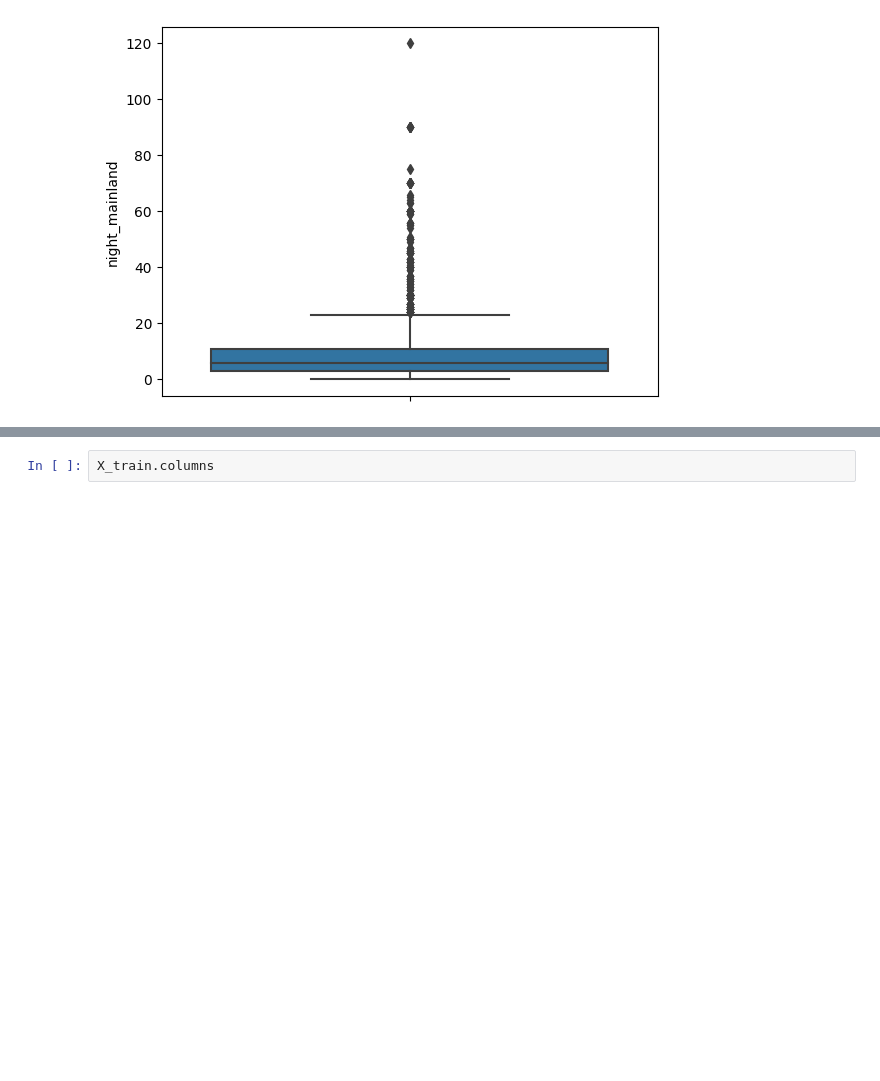
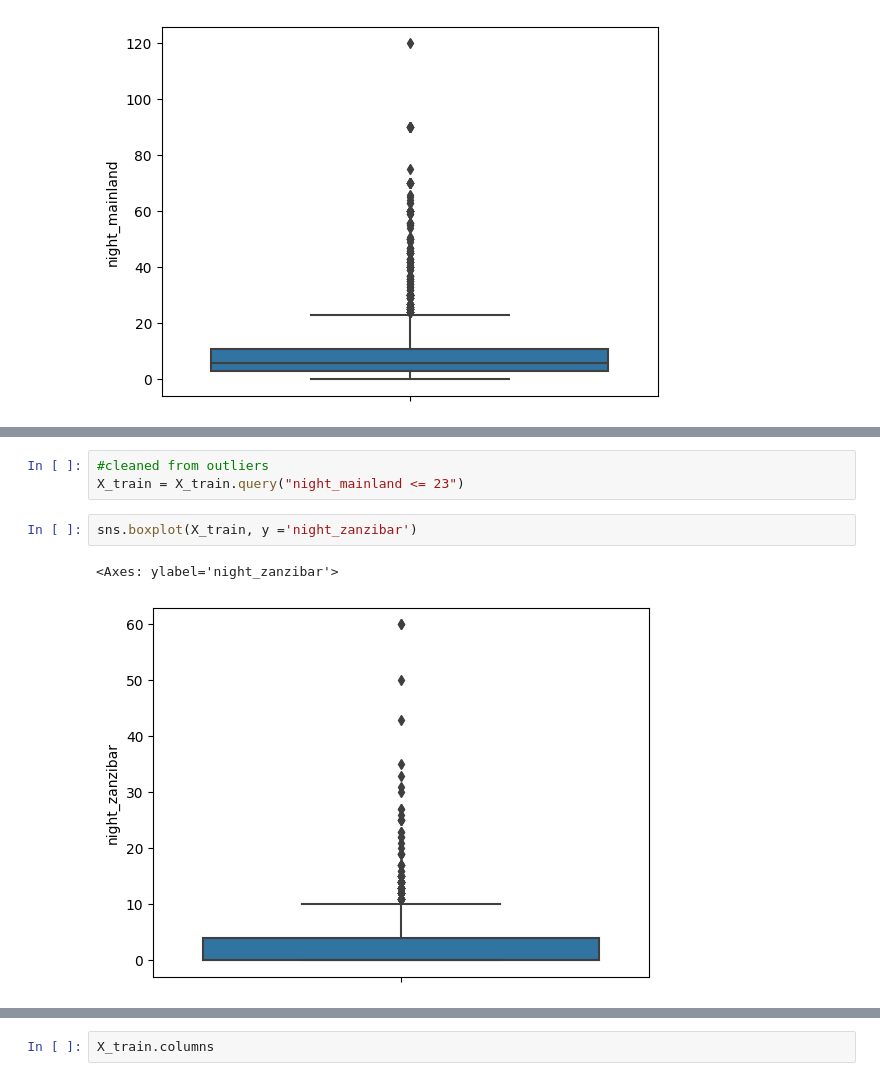
Before and after one commit to marinamoya/tanzania-turism-ml-project, a Jupyter notebook: Train_features_EDA _new.ipynb, the cells around one changed output, grey strips where cells are left out. Cells and saved outputs as stored; diff of their text form; blank space fills up the shorter version.

```diff
--- a/Train_features_EDA _new.ipynb
+++ b/Train_features_EDA _new.ipynb
@@ -211,0 +236,8 @@ sns.boxplot(X_train, y ='night_mainland')
+# %%
+#cleaned from outliers
+X_train = X_train.query("night_mainland <= 23")
+# %%
+sns.boxplot(X_train, y ='night_zanzibar')
+# %% [output]
+<Axes: ylabel='night_zanzibar'>
+[figure, added]
```
Also changed, not shown: parts of 23 cells of this notebook.
